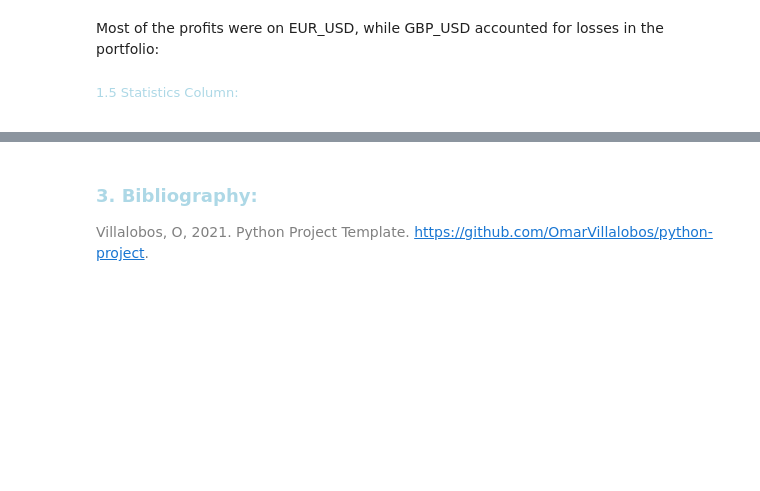
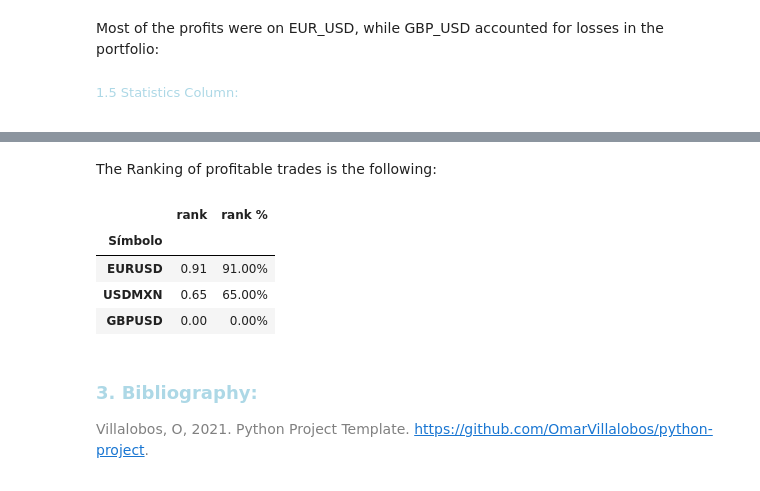
Before and after one commit to EstebanMqz/MyST_LAB_3_E3, a Jupyter notebook: notebook.ipynb, the cells around one changed output, grey strips where cells are left out. Cells and saved outputs as stored; diff of their text form; code cells hidden in the pictures; blank space fills up the shorter version.

```diff
--- a/notebook.ipynb
+++ b/notebook.ipynb
@@ -303,3 +335,14 @@ vs.hist_csv(Pi, 'Profits', 'Símbolo', 'Beneficio')
+# %% [markdown]
+The Ranking of profitable trades is the following:
+# %%
+df_2_ranking=fn.estadisticas_ba2(data_e)
+df_2_ranking
+# %% [output]
+|  | rank | rank % |
+| Símbolo |  |  |
+| EURUSD | 0.91 | 91.00% |
+| USDMXN | 0.65 | 65.00% |
+| GBPUSD | 0.00 | 0.00% |
 # %% [markdown]
 ### <font color= lightblue> <font size = 4> 3. Bibliography: </font>
 
```
Also changed, not shown: parts of 19 cells of this notebook, 5 other files.
